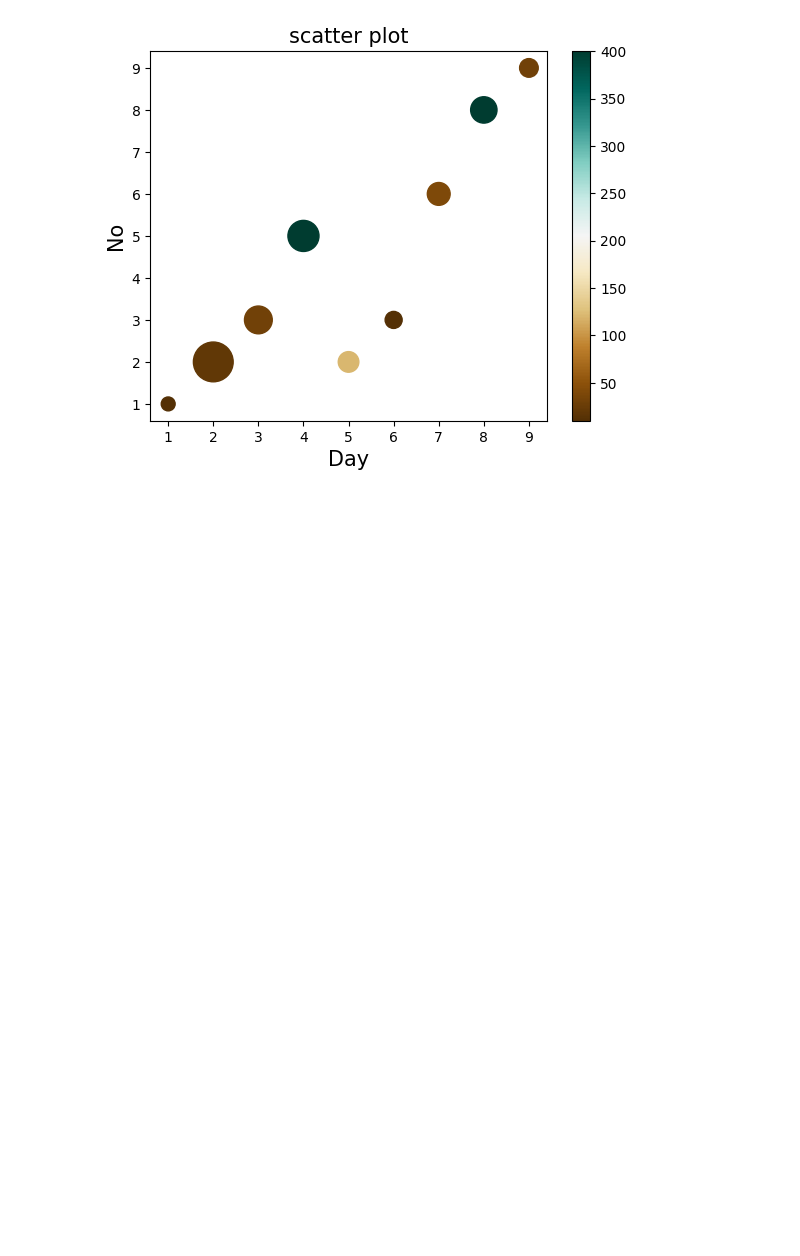
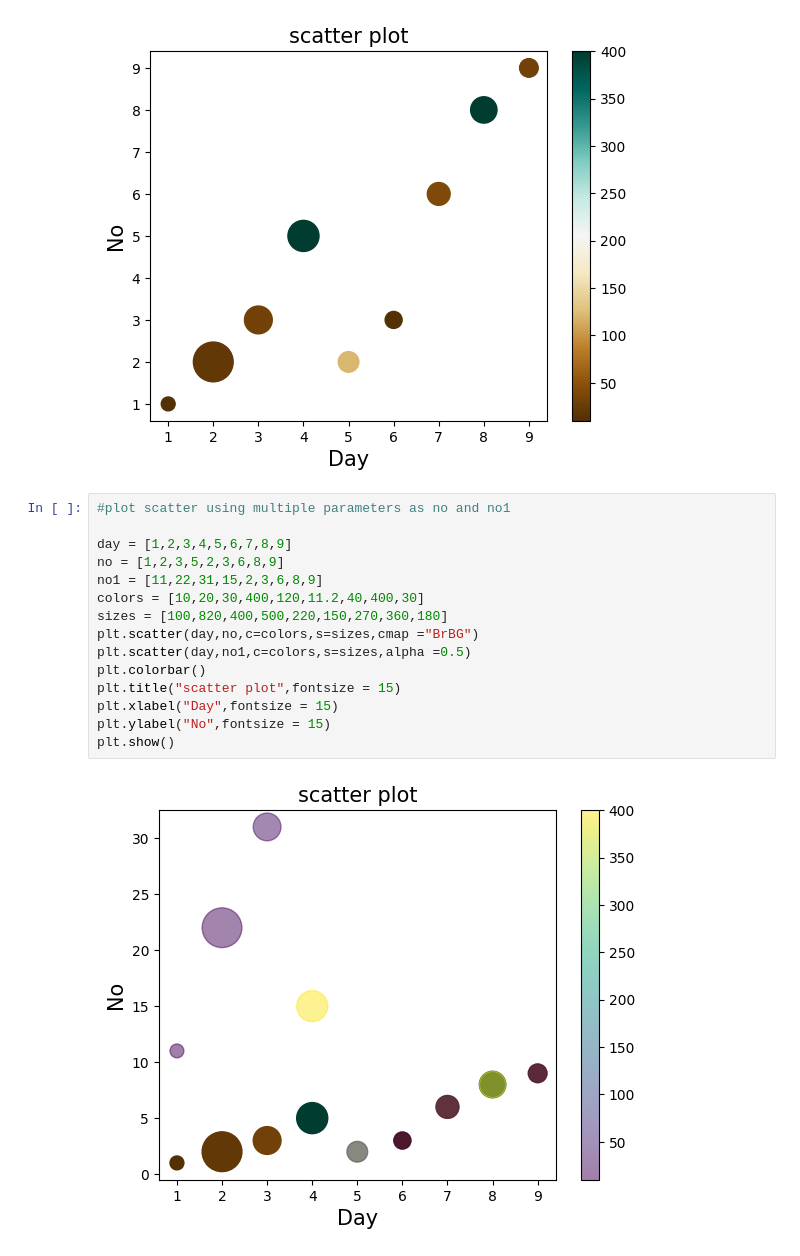
Before and after one commit to PramishBytes/Matplotlib_Workshop, a Jupyter notebook: ScatterPlot.ipynb, the cells around one changed output. Drawn from its saved outputs; the diff is of its cells as text; blank space fills up the shorter version.

```diff
--- a/ScatterPlot.ipynb
+++ b/ScatterPlot.ipynb
@@ -133,3 +133,20 @@ plt.ylabel("No",fontsize = 15)
 plt.show()
 # %% [output]
 [figure]
+# %%
+#plot scatter using multiple parameters as no and no1
+
+day = [1,2,3,4,5,6,7,8,9]
+no = [1,2,3,5,2,3,6,8,9]
+no1 = [11,22,31,15,2,3,6,8,9]
+colors = [10,20,30,400,120,11.2,40,400,30]
+sizes = [100,820,400,500,220,150,270,360,180]
+plt.scatter(day,no,c=colors,s=sizes,cmap ="BrBG")
+plt.scatter(day,no1,c=colors,s=sizes,alpha =0.5)
+plt.colorbar()
+plt.title("scatter plot",fontsize = 15)
+plt.xlabel("Day",fontsize = 15)
+plt.ylabel("No",fontsize = 15)
+plt.show()
+# %% [output]
+[figure, added]
```
